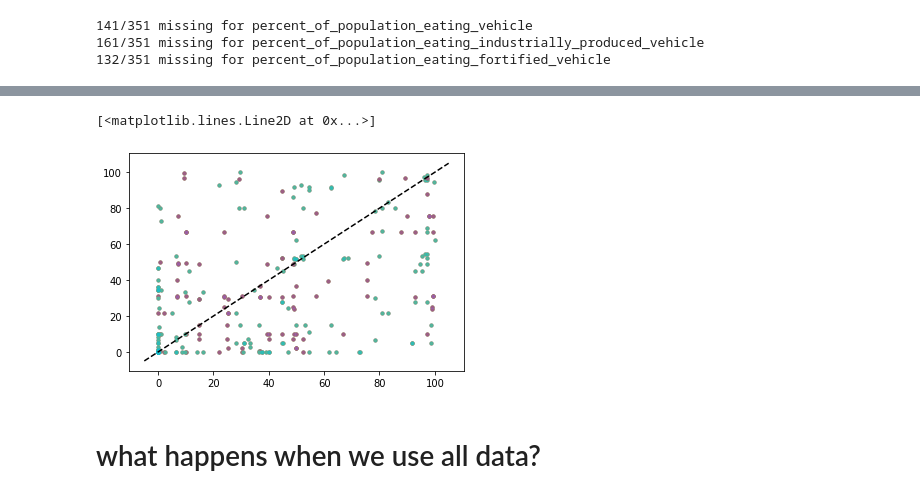
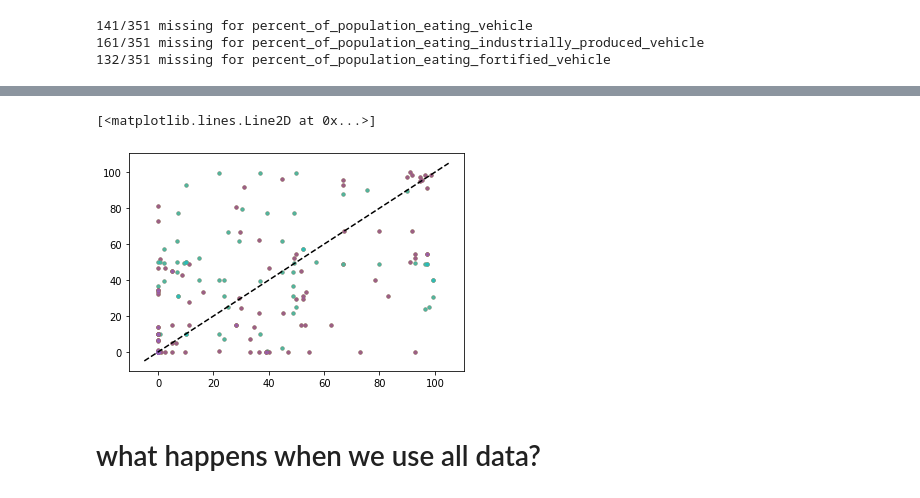
Before and after one commit to ihmeuw/vivarium_research_lsff, a Jupyter notebook: data_prep/gen_outputs/MICE/2021_03_04_MICE_setup_lsff_population_coverage.ipynb, the cells around one changed output, grey strips where cells are left out. Saved outputs shown, nothing was run; the diff lists cells and outputs as text; code cells hidden in the pictures.

```diff
--- a/data_prep/gen_outputs/MICE/2021_03_04_MICE_setup_lsff_population_coverage.ipynb
+++ b/data_prep/gen_outputs/MICE/2021_03_04_MICE_setup_lsff_population_coverage.ipynb
@@ -23,14 +54,14 @@ nlocs = df.location_name.nunique()
 loc_map = {i:j for (i,j) in zip(df.location_name.unique(),np.random.choice(nlocs, size = nlocs, replace = False))}
 # %%
 nvehs = df.vehicle.nunique()
-veh_map = {i:j for (i,j) in zip(df.vehicle.unique(),np.random.choice(nvehs, size = nvehs, replace = False))}
+vcl_map = {i:j for (i,j) in zip(df.vehicle.unique(),np.random.choice(nvehs, size = nvehs, replace = False))}
 # %%
 nnutrs = df.nutrient.nunique()
 nut_map = {i:j for (i,j) in zip(df.nutrient.unique(),np.random.choice(nnutrs, size = nnutrs, replace = False))}
 # %%
 df_numeric = df.copy()
 df_numeric['location_name'] = df_numeric.location_name.map(loc_map)
-df_numeric['vehicle'] = df_numeric.vehicle.map(veh_map)
+df_numeric['vehicle'] = df_numeric.vehicle.map(vcl_map)
 df_numeric['nutrient'] = df_numeric.nutrient.map(nut_map)
 # %%
 df_numeric.head()
@@ -44,3 +125,7 @@ df_numeric.head()
 # %%
 df_numeric.columns = [i.replace(" ","_") for i in df_numeric.columns]
+# %%
+estimation_vars = ['percent_of_population_eating_vehicle',
+       'percent_of_population_eating_industrially_produced_vehicle',
+       'percent_of_population_eating_fortified_vehicle']
 # %%
@@ -53,8 +138,8 @@ for var in df_numeric.columns[-3:]:
 # %%
 ## create a version with holdouts
 df_partial = df_numeric.copy()
-for _ in range(len(df_numeric)*3 // 4):
-    j = np.random.choice(df_partial.columns[-3:])
+for _ in range(len(df_numeric)*3 // 6):
+    j = np.random.choice(estimation_vars)
     i = np.random.choice(df.index[df_partial[j].notnull()])
     df_partial.loc[i,j] = np.nan
 # %%
@@ -84,17 +169,17 @@ Wall time: 1min 6s
 # %%
 # let's see if we can improve with some covariates?
-for col in df_partial.columns:
+for col in estimation_vars:
     for df_i in df_imputed.values():
         rows = df_partial[col].isnull() & df_numeric[col].notnull()
-        plt.plot(df_numeric.loc[rows, col], df_i.loc[rows, col], '.', alpha=.5)
+        plt.plot(df_numeric.loc[list(rows), col], df_i.loc[list(rows), col], '.', alpha=.5)
 
 l,r,b,t = plt.axis()
 lb = min(l,b)
 ub = max(r,t)
 plt.plot([lb, ub], [lb, ub], 'k--')
 # %% [output]
 [<matplotlib.lines.Line2D at 0x...>]
-[figure, old version]
+[figure, new version]
 # %% [markdown]
 # what happens when we use all data?
 # %%
```
Also changed, not shown: parts of 23 cells of this notebook, 12 other files.
